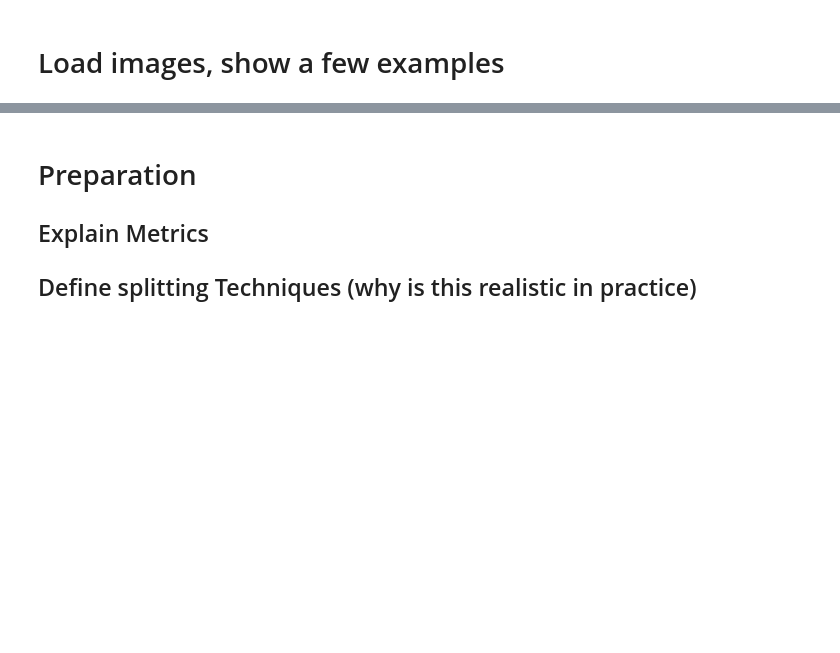
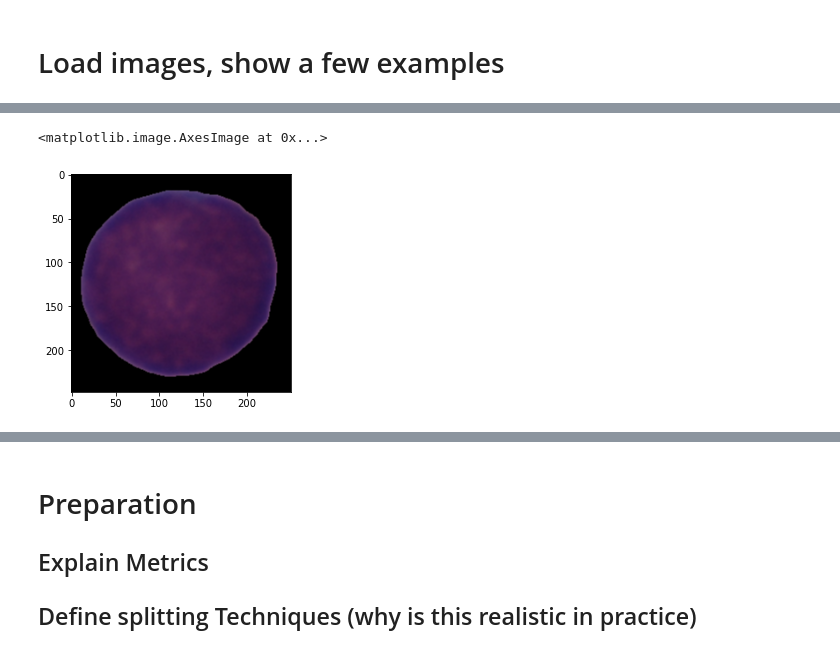
Before and after one commit to nlarsensmu/CNN, a Jupyter notebook: Merged work.ipynb, the cells around one changed output, grey strips where cells are left out. Drawn from its saved outputs; the diff is of its cells as text; code cells hidden in the pictures; blank space fills up the shorter version.

```diff
--- a/Merged work.ipynb
+++ b/Merged work.ipynb
@@ -83,0 +165,8 @@ Wall time: 15 ms
+# %%
+# example cropped image
+WIDTH = max_col - min_col
+HEIGHT = max_row - min_row
+plt.imshow(img[min_row:max_row, min_col:max_col],cmap='bone')
+# %% [output]
+<matplotlib.image.AxesImage at 0x...>
+[figure, added]
```
Also changed, not shown: parts of 34 cells of this notebook.
